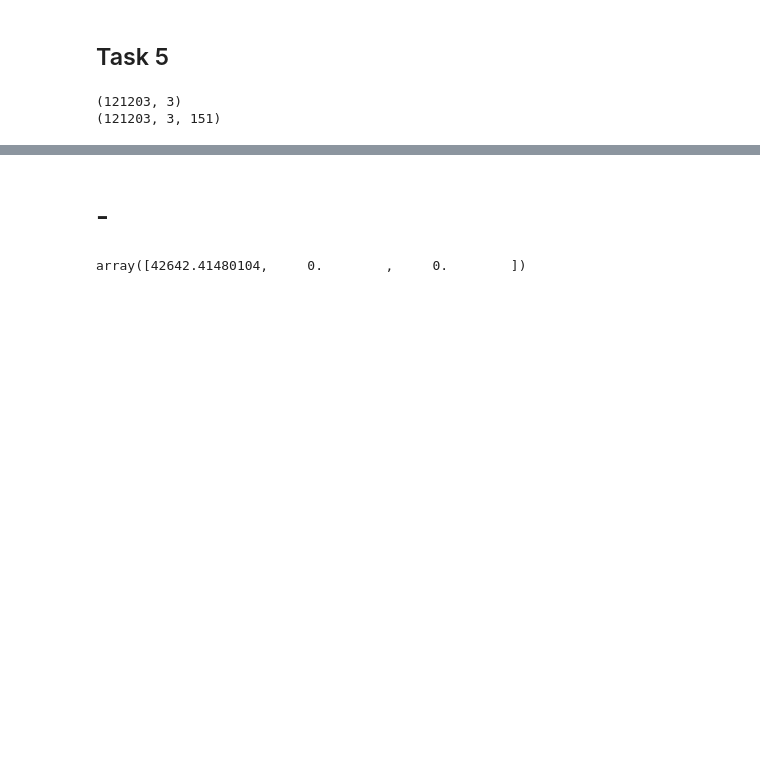
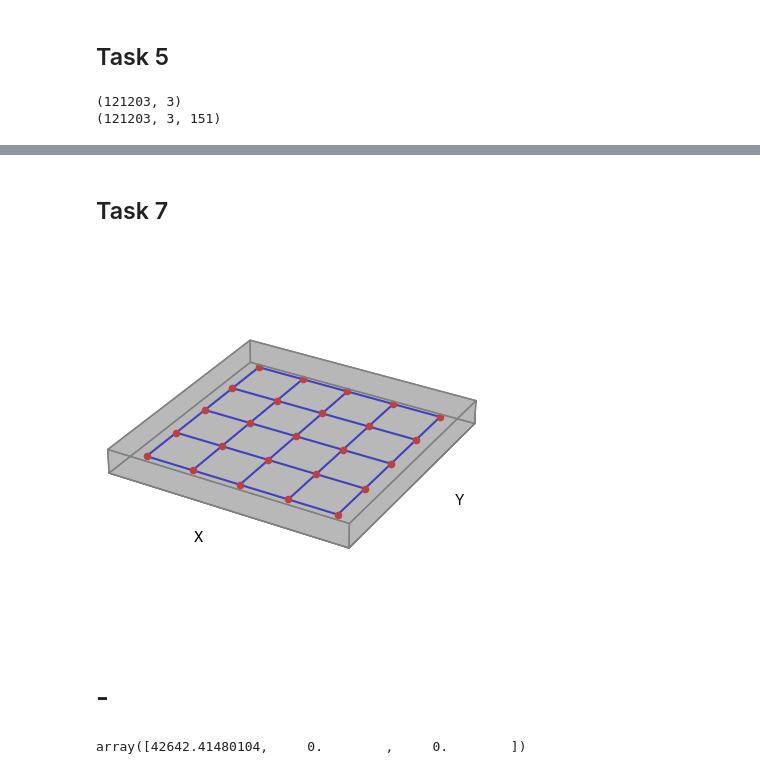
Before and after one commit to mikeonly/currio, a Jupyter notebook: notebooks/Multipole.ipynb, the cells around one changed output, grey strips where cells are left out. Drawn from its saved outputs; the diff is of its cells as text; code cells hidden in the pictures; blank space fills up the shorter version.

```diff
--- a/notebooks/Multipole.ipynb
+++ b/notebooks/Multipole.ipynb
@@ -787,0 +931,2 @@ plot_vector_field_2d_monopoles(GridSampler.pts_to_grid(cds_t, 201, 201)[0:2, :,
+# %% [markdown]
+## Task 7
@@ -787,0 +967,23 @@ plot_vector_field_2d_monopoles(GridSampler.pts_to_grid(cds_t, 201, 201)[0:2, :,
+# %%
+gds, gcs = get_grid_multipole_expansion_time_3d(
+    cds,
+    pts,
+    grid_spec=(5,5,1),  # 3D grid spec (x, y,z)
+    volume_element=volume_element
+)
+
+# Mask for z=0.0001 plane (midplane)
+mask_z0 = np.isclose(pts[:, 2], 0.0001, atol=1e-12)
+
+# Apply mask
+pts_z0 = pts[mask_z0]
+cds_z0 = cds[mask_z0]  # shape: (N_z0, 3, T)
+
+z_centers = gcs[:, :, :, 0, 2]
+z_idx = np.where(np.isclose(z_centers[0, 0, :], 0.0001, atol=1e-12))[0]
+z_idx = z_idx[0]
+
+gds_z0 = gds[:, :, z_idx, :, :]
+gcs_z0 = gcs[:, :, z_idx, :, :]
+# %%
+edges = grid_graph_from_monopoles(gcs_z0)
@@ -788,3 +1054,12 @@ plot_vector_field_2d_monopoles(GridSampler.pts_to_grid(cds_t, 201, 201)[0:2, :,
+# %%
+bounds = (min(x_u), max(x_u), min(y_u), max(y_u), min(z_u), max(z_u))
+
+edges = grid_graph_from_monopoles(gcs_z0)
+
+# Step 2: Plot everything
+plot_grid_and_slab(bounds, gcs_z0, edges, alpha=0.3)
+# %% [output]
+[figure, added]
 # %% [markdown]
 # -
 # %%
```
Also changed, not shown: parts of 21 cells of this notebook.
